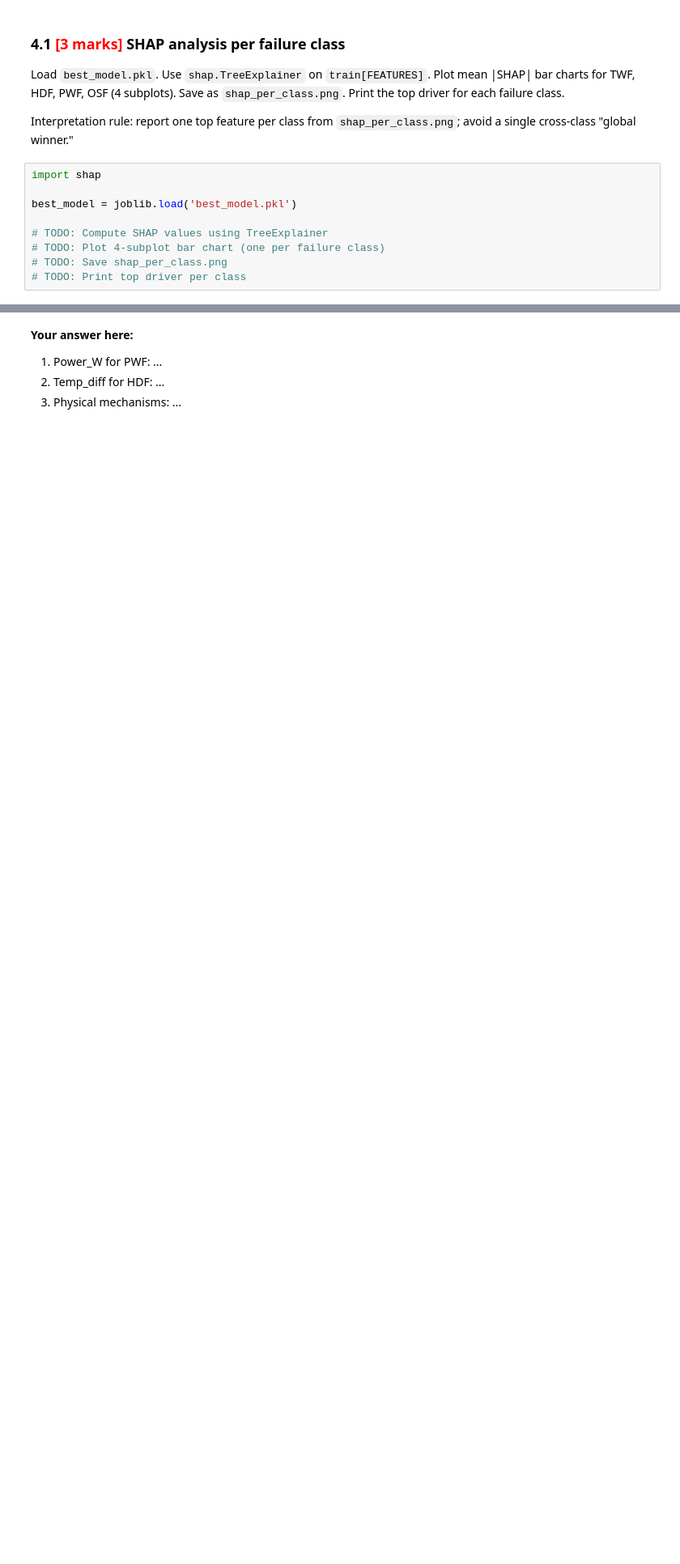
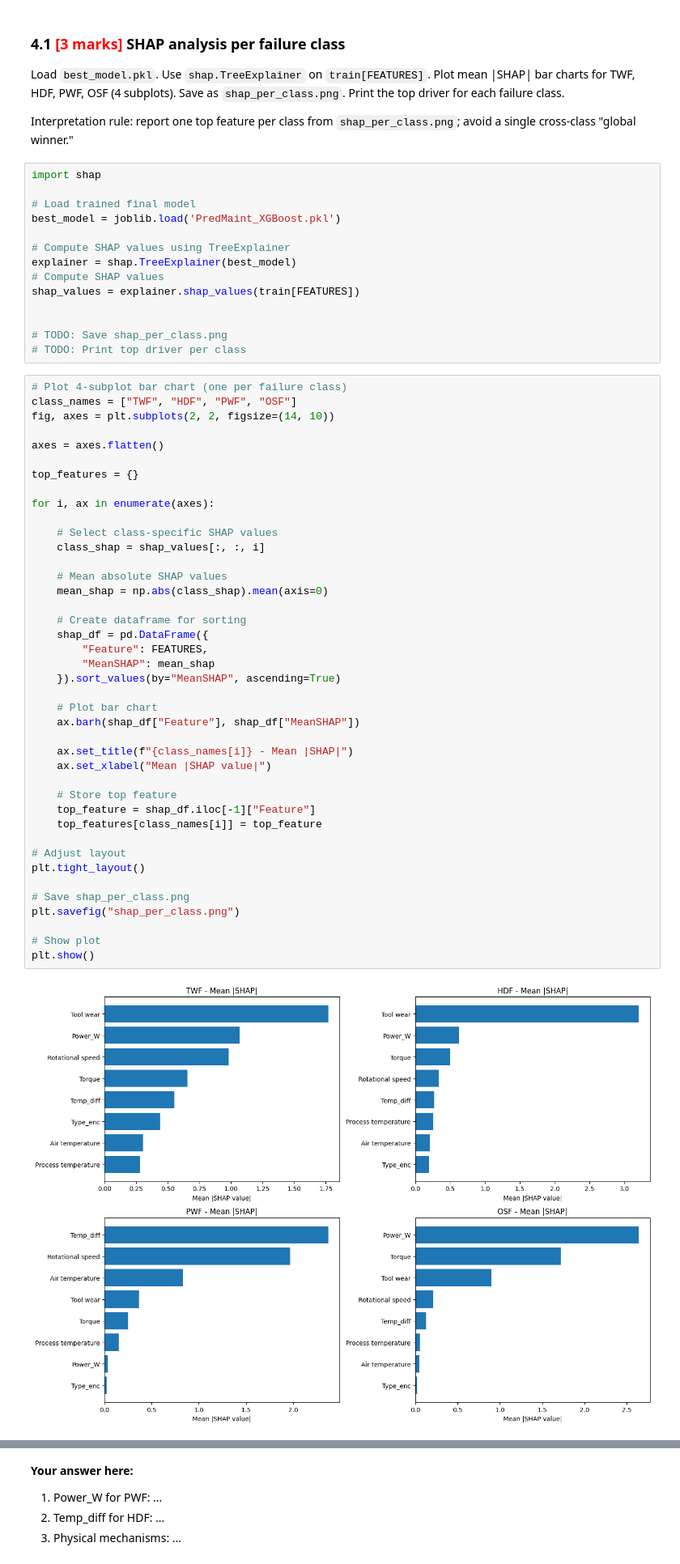
Before and after one commit to ssprajapati2021/MLOpsAssignment, a Jupyter notebook: notebook/MLOps_Assignment_PredMaint_Starter.ipynb, the cells around one changed output, grey strips where cells are left out. Shown at 81% size. Cells and saved outputs as stored; diff of their text form; blank space fills up the shorter version.

```diff
--- a/notebook/MLOps_Assignment_PredMaint_Starter.ipynb
+++ b/notebook/MLOps_Assignment_PredMaint_Starter.ipynb
@@ -1113,9 +1190,57 @@ Interpretation rule: report one top feature per class from `shap_per_class.png`;
 # %%
 import shap
 
-best_model = joblib.load('best_model.pkl')
+# Load trained final model
+best_model = joblib.load('PredMaint_XGBoost.pkl')
 
-# TODO: Compute SHAP values using TreeExplainer
-# TODO: Plot 4-subplot bar chart (one per failure class)
+# Compute SHAP values using TreeExplainer
+explainer = shap.TreeExplainer(best_model)
+# Compute SHAP values
+shap_values = explainer.shap_values(train[FEATURES])
+
+
 # TODO: Save shap_per_class.png
 # TODO: Print top driver per class
+# %%
+# Plot 4-subplot bar chart (one per failure class)
+class_names = ["TWF", "HDF", "PWF", "OSF"]
+fig, axes = plt.subplots(2, 2, figsize=(14, 10))
+
+axes = axes.flatten()
+
+top_features = {}
+
+for i, ax in enumerate(axes):
+
+    # Select class-specific SHAP values
+    class_shap = shap_values[:, :, i]
+
+    # Mean absolute SHAP values
+    mean_shap = np.abs(class_shap).mean(axis=0)
+
+    # Create dataframe for sorting
+    shap_df = pd.DataFrame({
+        "Feature": FEATURES,
+        "MeanSHAP": mean_shap
+    }).sort_values(by="MeanSHAP", ascending=True)
+
+    # Plot bar chart
+    ax.barh(shap_df["Feature"], shap_df["MeanSHAP"])
+
+    ax.set_title(f"{class_names[i]} - Mean |SHAP|")
+    ax.set_xlabel("Mean |SHAP value|")
+
+    # Store top feature
+    top_feature = shap_df.iloc[-1]["Feature"]
+    top_features[class_names[i]] = top_feature
+
+# Adjust layout
+plt.tight_layout()
+
+# Save shap_per_class.png
+plt.savefig("shap_per_class.png")
+
+# Show plot
+plt.show()
+# %% [output]
+[figure, added]
```
Also changed, not shown: parts of 13 cells of this notebook, 3 other files.
